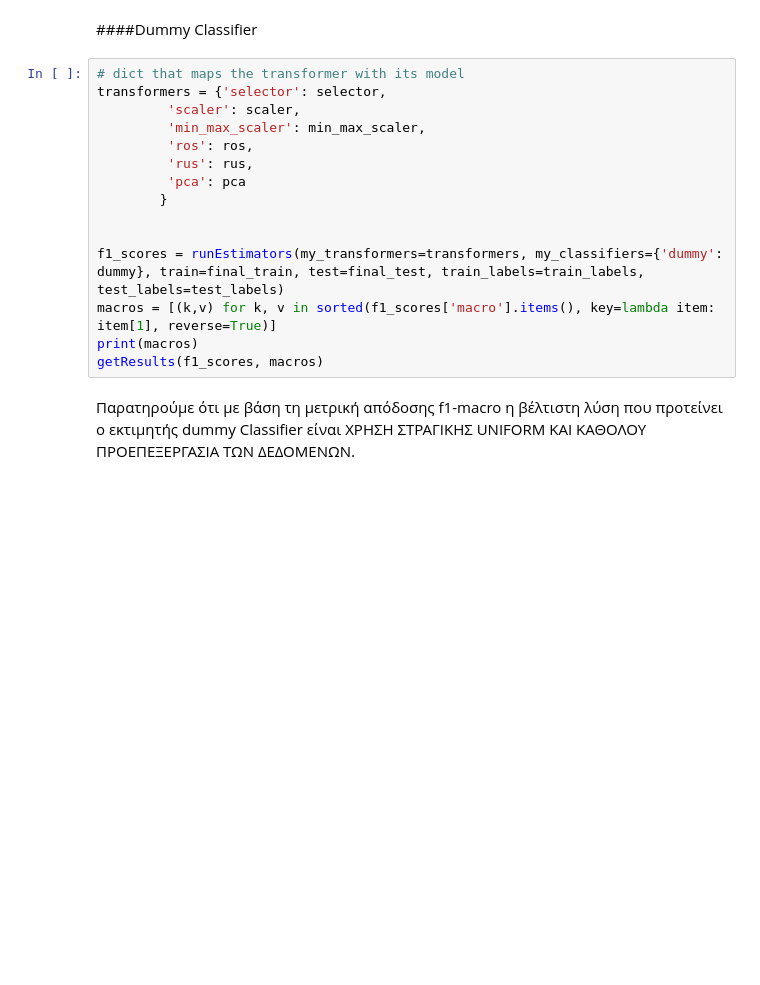
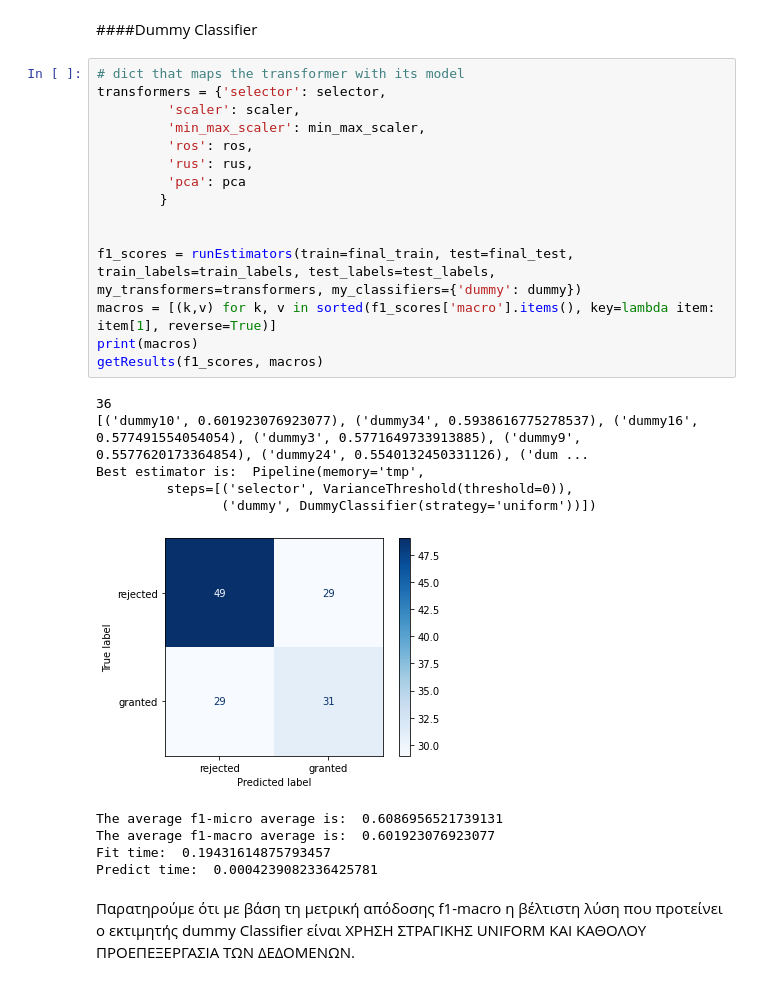
Before and after one commit to jkalogero/Neural-Networks, a Jupyter notebook: Lab_1/Lab_1.ipynb, the cells around one changed output. Drawn from its saved outputs; the diff is of its cells as text; blank space fills up the shorter version.

```diff
--- a/Lab_1/Lab_1.ipynb
+++ b/Lab_1/Lab_1.ipynb
@@ -689,18 +783,29 @@ def getResults(scores, macros):
 # %%
 # dict that maps the transformer with its model
 transformers = {'selector': selector,
          'scaler': scaler,
          'min_max_scaler': min_max_scaler,
          'ros': ros,
          'rus': rus,
          'pca': pca
         }
 
 
-f1_scores = runEstimators(my_transformers=transformers, my_classifiers={'dummy': dummy}, train=final_train, test=final_test, train_labels=train_labels, test_labels=test_labels)
+f1_scores = runEstimators(train=final_train, test=final_test, train_labels=train_labels, test_labels=test_labels, my_transformers=transformers, my_classifiers={'dummy': dummy})
 macros = [(k,v) for k, v in sorted(f1_scores['macro'].items(), key=lambda item: item[1], reverse=True)]
 print(macros)
 getResults(f1_scores, macros)
+# %% [output]
+36
+[('dummy10', 0.601923076923077), ('dummy34', 0.5938616775278537), ('dummy16', 0.577491554054054), ('dummy3', 0.5771649733913885), ('dummy9', 0.5577620173364854), ('dummy24', 0.5540132450331126), ('dum ...
+Best estimator is:  Pipeline(memory='tmp',
+         steps=[('selector', VarianceThreshold(threshold=0)),
+                ('dummy', DummyClassifier(strategy='uniform'))])
+[figure, added]
+The average f1-micro average is:  0.6086956521739131
+The average f1-macro average is:  0.601923076923077
+Fit time:  0.19431614875793457
+Predict time:  0.0004239082336425781
 # %% [markdown]
 Παρατηρούμε ότι με βάση τη μετρική απόδοσης f1-macro η βέλτιστη λύση που προτείνει ο εκτιμητής dummy Classifier είναι ΧΡΗΣΗ ΣΤΡΑΓΙΚΗΣ UNIFORM ΚΑΙ ΚΑΘΟΛΟΥ ΠΡΟΕΠΕΞΕΡΓΑΣΙΑ ΤΩΝ ΔΕΔΟΜΕΝΩΝ.
 # %% [markdown]
```
Also changed, not shown: parts of 38 cells of this notebook.
